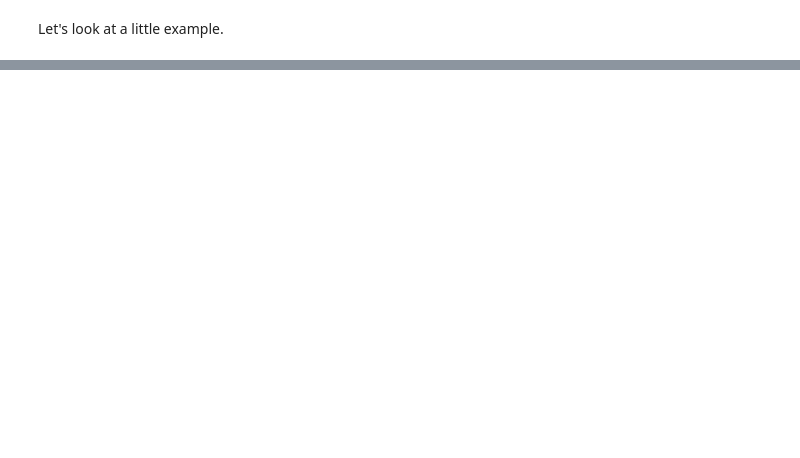
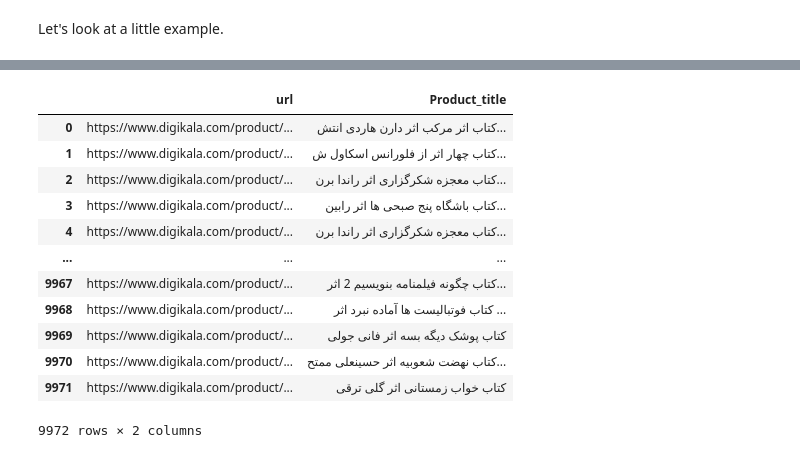
Before and after one commit to erfansobhaei/digikrawl, a Jupyter notebook: DikiKrawl.ipynb, the cells around one changed output, grey strips where cells are left out. Cells and saved outputs as stored; diff of their text form; code cells hidden in the pictures; blank space fills up the shorter version.

```diff
--- a/DikiKrawl.ipynb
+++ b/DikiKrawl.ipynb
@@ -204,3 +262,23 @@ products_list.head()
 Putting these function together, we can easily extract the comments on products on the same category. For ease of running, it will just crawl and save two first prodcuts, but feel free to change it to your desired number.
 
 Note that it would be nice if you add `time.sleep(1000)` between the requests to avoid to apply any pressure on DigiKala servers.
+# %%
+# Following codes were meant to crawl and store/load data in a file
+
+# products_list.to_csv('List.csv', encoding='utf-8-sig', index=False)
+products_list = pd.read_csv('List.csv', encoding='utf-8-sig')
+products_list
+# %% [output]
+|  | url | Product_title |
+| 0 | https://www.digikala.com/product/... | کتاب اثر مرکب اثر دارن هاردی انتش... |
+| 1 | https://www.digikala.com/product/... | کتاب چهار اثر از فلورانس اسکاول ش... |
+| 2 | https://www.digikala.com/product/... | کتاب معجزه شکرگزاری اثر راندا برن... |
+| 3 | https://www.digikala.com/product/... | کتاب باشگاه پنج صبحی ها اثر رابین... |
+| 4 | https://www.digikala.com/product/... | کتاب معجزه شکرگزاری اثر راندا برن... |
+| ... | ... | ... |
+| 9967 | https://www.digikala.com/product/... | کتاب چگونه فیلمنامه بنویسیم 2 اثر... |
+| 9968 | https://www.digikala.com/product/... | کتاب فوتبالیست ها آماده نبرد اثر ... |
+| 9969 | https://www.digikala.com/product/... | کتاب پوشک دیگه بسه اثر فانی جولی |
+| 9970 | https://www.digikala.com/product/... | کتاب نهضت شعوبیه اثر حسینعلی ممتح... |
+| 9971 | https://www.digikala.com/product/... | کتاب خواب زمستانی اثر گلی ترقی |
+9972 rows × 2 columns
```
Also changed, not shown: parts of 14 cells of this notebook, 1 other file.
